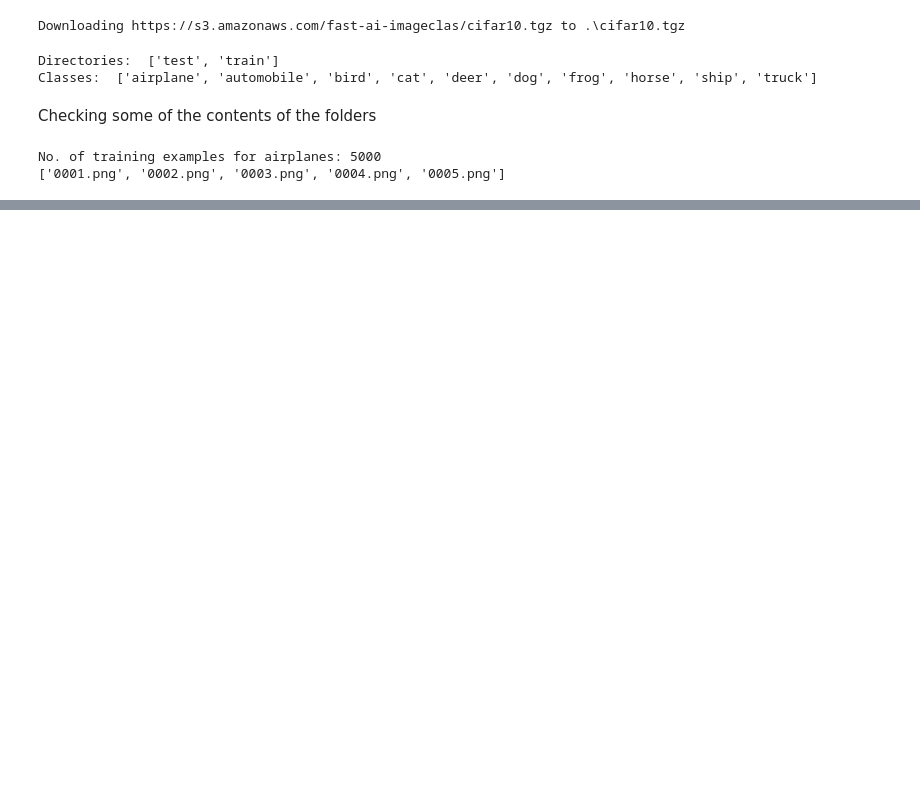
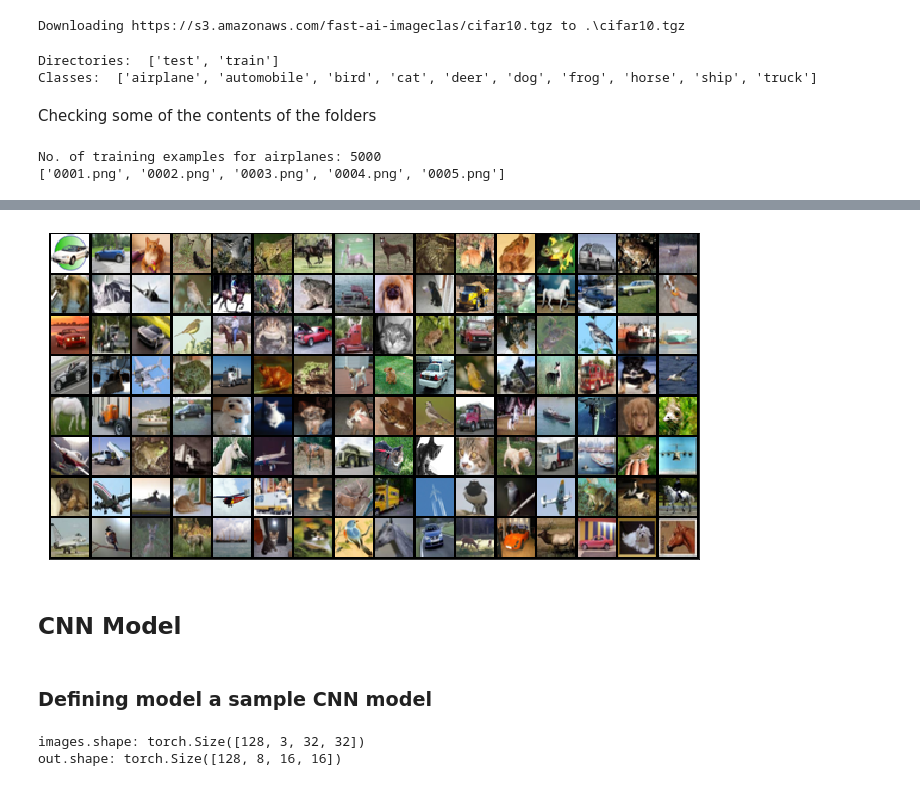
Before and after one commit to AnirbanMukherjeeXD/pytorch-lessons, a Jupyter notebook: 6_image_classification_on_CIFAR10_using_cnn_GPU.ipynb, the cells around one changed output, grey strips where cells are left out. Saved outputs shown, nothing was run; the diff lists cells and outputs as text; code cells hidden in the pictures; blank space fills up the shorter version.

```diff
--- a/6_image_classification_on_CIFAR10_using_cnn_GPU.ipynb
+++ b/6_image_classification_on_CIFAR10_using_cnn_GPU.ipynb
@@ -44,0 +77,5 @@ No. of training examples for airplanes: 5000
+# %%
+val_split = (1/10)
+
+val_size = int(len(dataset) * val_split)
+train_size = len(dataset) - val_size
@@ -44,0 +90,5 @@ No. of training examples for airplanes: 5000
+# %%
+batch_size = 128
+
+train_dl = DataLoader(train_set, batch_size, shuffle=True)
+val_dl = DataLoader(val_set, batch_size)
@@ -44,0 +99,15 @@ No. of training examples for airplanes: 5000
+# %%
+def show_batch(dl):
+    for images, labels in dl:
+        fig, ax = plt.subplots(figsize=(12, 6))
+        ax.set_xticks([]); ax.set_yticks([])
+        ax.imshow(make_grid(images, nrow=16).permute(1, 2, 0))
+        break
+# %%
+show_batch(train_dl)
+# %% [output]
+[figure, added]
+# %% [markdown]
+## CNN Model
+# %% [markdown]
+### Defining model a sample CNN model
@@ -44,0 +120,10 @@ No. of training examples for airplanes: 5000
+# %%
+for images, labels in train_dl:
+    print('images.shape:', images.shape)
+    with torch.no_grad():
+        out = simple_model(images)
+    print('out.shape:', out.shape)
+    break
+# %% [output]
+images.shape: torch.Size([128, 3, 32, 32])
+out.shape: torch.Size([128, 8, 16, 16])
```
Also changed, not shown: parts of 53 cells of this notebook.
